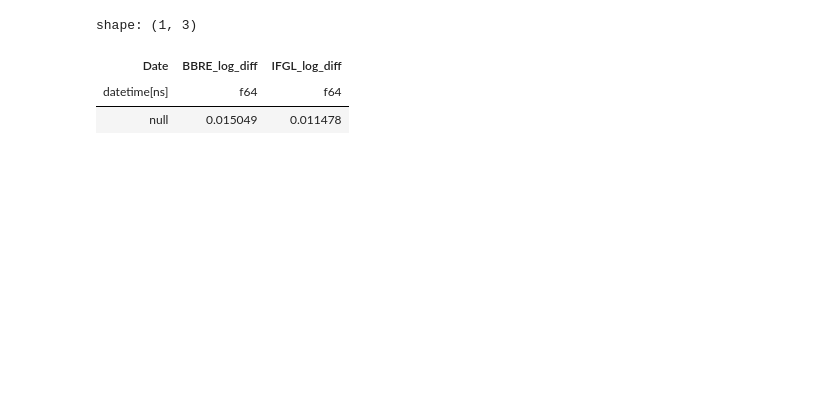
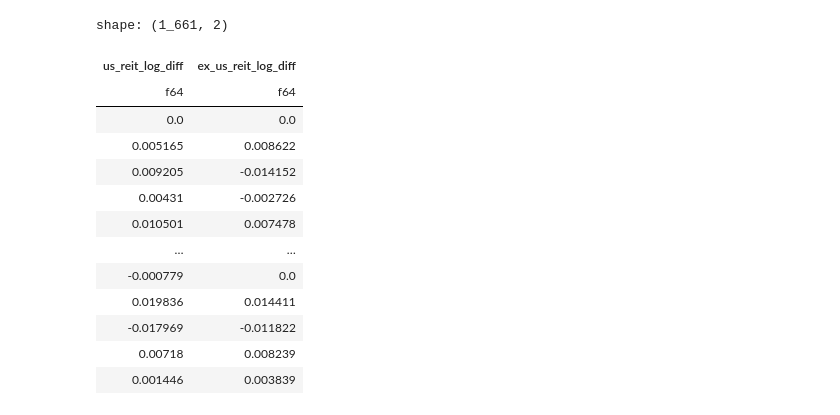
Before and after one commit to Keisei-Akiya/finance, a Jupyter notebook: src/evaluation_of_etf/reit.ipynb, the cells around one changed output. Cells and saved outputs as stored; diff of their text form; code cells hidden in the pictures; blank space fills up the shorter version.

```diff
--- a/src/evaluation_of_etf/reit.ipynb
+++ b/src/evaluation_of_etf/reit.ipynb
@@ -11,11 +22,8 @@ import seaborn as sns
 # %%
-ticker_list = ['BBRE', 'IFGL']
-tiskers = yf.Tickers(' '.join(ticker_list))
-historical_data = tiskers.history(period='max')
 df = pl.DataFrame({
     "Date": historical_data.index,
-    "BBRE": historical_data['Close']['BBRE'],
-    "IFGL": historical_data['Close']['IFGL'],
-    "BBRE_dividends": historical_data['Dividends']['BBRE'] / historical_data['Close']['BBRE'],
-    "IFGL_dividends": historical_data['Dividends']['IFGL'] / historical_data['Close']['IFGL'],
+    "us_reit": historical_data['Close']['BBRE'],
+    "ex_us_reit": historical_data['Close']['IFGL'],
+    "us_reit_include_div": historical_data['Close']['BBRE'] + historical_data['Dividends']['BBRE'],
+    "ex_us_reit_include_div": historical_data['Close']['IFGL'] + historical_data['Dividends']['IFGL'],
 })
@@ -24,16 +30,16 @@ df = pl.DataFrame({
 # %%
-df = df.drop_nulls(subset=["BBRE"]).with_columns([
-    pl.col("BBRE").log().alias("BBRE_log"),
-    pl.col("IFGL").log().alias("IFGL_log")
+df = df.drop_nulls(subset=["us_reit"]).with_columns([
+    pl.col("us_reit_include_div").log().alias("us_reit_log"),
+    pl.col("ex_us_reit_include_div").log().alias("ex_us_reit_log")
 ]).with_columns([
-    pl.col("BBRE_log").diff().fill_null(value=0).alias("BBRE_log_diff"),
-    pl.col("IFGL_log").diff().fill_null(value=0).alias("IFGL_log_diff"),
+    pl.col("us_reit_log").diff().fill_null(value=0).alias("us_reit_log_diff"),
+    pl.col("ex_us_reit_log").diff().fill_null(value=0).alias("ex_us_reit_log_diff"),
 ]).with_columns([
-    (pl.col("BBRE_log_diff") + pl.col("BBRE_dividends")).cum_sum().alias("BBRE_log_cumsum"),
-    (pl.col("IFGL_log_diff") + pl.col("IFGL_dividends")).cum_sum().alias("IFGL_log_cumsum"),
+    pl.col("us_reit_log_diff").cum_sum().alias("us_reit_log_cumsum"),
+    pl.col("ex_us_reit_log_diff").cum_sum().alias("ex_us_reit_log_cumsum"),
 ]).with_columns([
-    ((pl.col("BBRE_log_cumsum").exp() - 1)*100).alias("BBRE_return"),
-    ((pl.col("IFGL_log_cumsum").exp() - 1)*100).alias("IFGL_return"),
+    ((pl.col("us_reit_log_cumsum").exp() - 1)*100).alias("us_reit_return"),
+    ((pl.col("ex_us_reit_log_cumsum").exp() - 1)*100).alias("ex_us_reit_return"),
 ])
 # %%
 fig, ax = plt.subplots(figsize=(1.618*6, 6))
@@ -48,13 +56,22 @@ Text(0, 0.5, '累積リターン (%)')
 # %%
 volatility_df = df.select([
-    pl.col("Date"),
-    pl.col("BBRE_log_diff"),
-    pl.col("IFGL_log_diff"),
+    pl.col("us_reit_log_diff"),
+    pl.col("ex_us_reit_log_diff"),
 ])
 # %%
-volatility_df.std()
+volatility_df
 # %% [output]
-shape: (1, 3)
+shape: (1_661, 2)
-| Date | BBRE_log_diff | IFGL_log_diff |
-| datetime[ns] | f64 | f64 |
-| null | 0.015049 | 0.011478 |
+| us_reit_log_diff | ex_us_reit_log_diff |
+| f64 | f64 |
+| 0.0 | 0.0 |
+| 0.005165 | 0.008622 |
+| 0.009205 | -0.014152 |
+| 0.00431 | -0.002726 |
+| 0.010501 | 0.007478 |
+| … | … |
+| -0.000779 | 0.0 |
+| 0.019836 | 0.014411 |
+| -0.017969 | -0.011822 |
+| 0.00718 | 0.008239 |
+| 0.001446 | 0.003839 |
```
Also changed, not shown: parts of 10 cells of this notebook.
